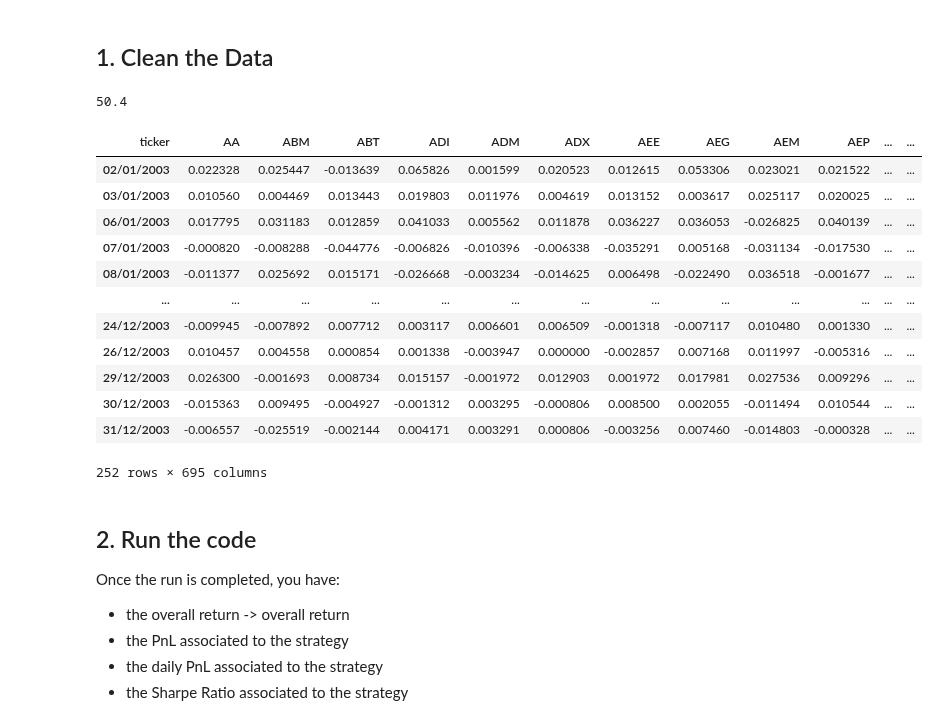
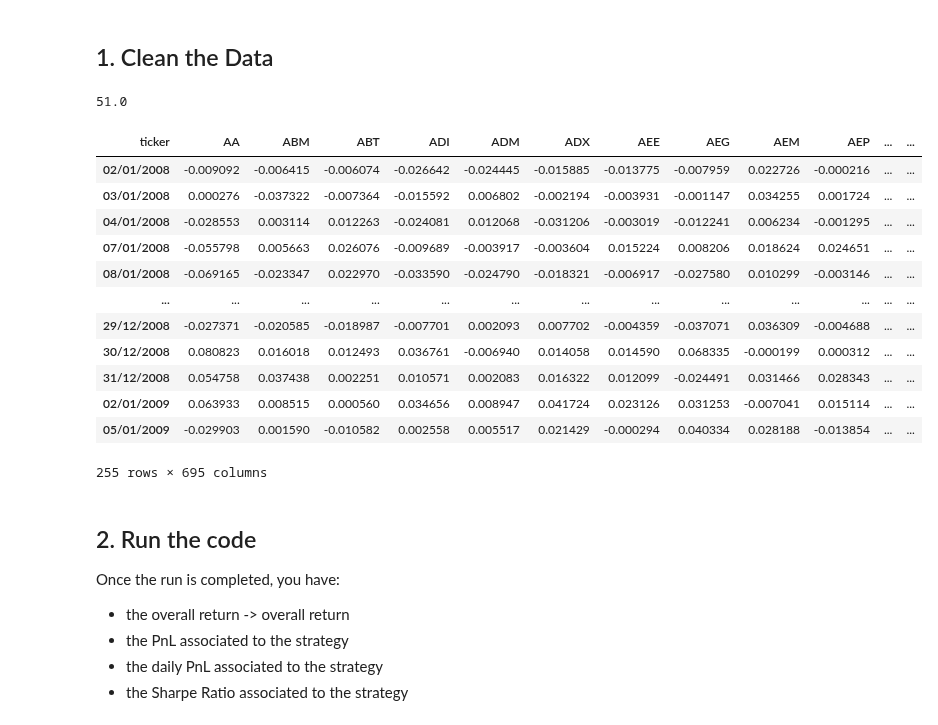
Before and after one commit to MohamedKeteb/Portfolio_clustering_project, a Jupyter notebook: Code/Pipeline.ipynb, the cells around one changed output. Cells and saved outputs as stored; diff of their text form; code cells hidden in the pictures.

```diff
--- a/Code/Pipeline.ipynb
+++ b/Code/Pipeline.ipynb
@@ -18,25 +18,25 @@ df_cleaned = df.fillna(0) # Utilisez la méthode fillna(0) pour remplacer les Na
 
 df_cleaned = df_cleaned.transpose() ## WE WANT COLUMNS TO BE VECTOR OF RETURN FOR A GIVEN TICKER
 # %%
-(1003 - 751)/5
+(2262 - 2007)/5
 # %% [output]
-50.4
+51.0
 # %%
-df_cleaned.iloc[751:1003, :]
+df_cleaned.iloc[2007:2262, :]
 # %% [output]
 | ticker | AA | ABM | ABT | ADI | ADM | ADX | AEE | AEG | AEM | AEP | ... | ... |
-| 02/01/2003 | 0.022328 | 0.025447 | -0.013639 | 0.065826 | 0.001599 | 0.020523 | 0.012615 | 0.053306 | 0.023021 | 0.021522 | ... | ... |
-| 03/01/2003 | 0.010560 | 0.004469 | 0.013443 | 0.019803 | 0.011976 | 0.004619 | 0.013152 | 0.003617 | 0.025117 | 0.020025 | ... | ... |
-| 06/01/2003 | 0.017795 | 0.031183 | 0.012859 | 0.041033 | 0.005562 | 0.011878 | 0.036227 | 0.036053 | -0.026825 | 0.040139 | ... | ... |
-| 07/01/2003 | -0.000820 | -0.008288 | -0.044776 | -0.006826 | -0.010396 | -0.006338 | -0.035291 | 0.005168 | -0.031134 | -0.017530 | ... | ... |
-| 08/01/2003 | -0.011377 | 0.025692 | 0.015171 | -0.026668 | -0.003234 | -0.014625 | 0.006498 | -0.022490 | 0.036518 | -0.001677 | ... | ... |
+| 02/01/2008 | -0.009092 | -0.006415 | -0.006074 | -0.026642 | -0.024445 | -0.015885 | -0.013775 | -0.007959 | 0.022726 | -0.000216 | ... | ... |
+| 03/01/2008 | 0.000276 | -0.037322 | -0.007364 | -0.015592 | 0.006802 | -0.002194 | -0.003931 | -0.001147 | 0.034255 | 0.001724 | ... | ... |
+| 04/01/2008 | -0.028553 | 0.003114 | 0.012263 | -0.024081 | 0.012068 | -0.031206 | -0.003019 | -0.012241 | 0.006234 | -0.001295 | ... | ... |
+| 07/01/2008 | -0.055798 | 0.005663 | 0.026076 | -0.009689 | -0.003917 | -0.003604 | 0.015224 | 0.008206 | 0.018624 | 0.024651 | ... | ... |
+| 08/01/2008 | -0.069165 | -0.023347 | 0.022970 | -0.033590 | -0.024790 | -0.018321 | -0.006917 | -0.027580 | 0.010299 | -0.003146 | ... | ... |
 | ... | ... | ... | ... | ... | ... | ... | ... | ... | ... | ... | ... | ... |
-| 24/12/2003 | -0.009945 | -0.007892 | 0.007712 | 0.003117 | 0.006601 | 0.006509 | -0.001318 | -0.007117 | 0.010480 | 0.001330 | ... | ... |
-| 26/12/2003 | 0.010457 | 0.004558 | 0.000854 | 0.001338 | -0.003947 | 0.000000 | -0.002857 | 0.007168 | 0.011997 | -0.005316 | ... | ... |
-| 29/12/2003 | 0.026300 | -0.001693 | 0.008734 | 0.015157 | -0.001972 | 0.012903 | 0.001972 | 0.017981 | 0.027536 | 0.009296 | ... | ... |
-| 30/12/2003 | -0.015363 | 0.009495 | -0.004927 | -0.001312 | 0.003295 | -0.000806 | 0.008500 | 0.002055 | -0.011494 | 0.010544 | ... | ... |
-| 31/12/2003 | -0.006557 | -0.025519 | -0.002144 | 0.004171 | 0.003291 | 0.000806 | -0.003256 | 0.007460 | -0.014803 | -0.000328 | ... | ... |
+| 29/12/2008 | -0.027371 | -0.020585 | -0.018987 | -0.007701 | 0.002093 | 0.007702 | -0.004359 | -0.037071 | 0.036309 | -0.004688 | ... | ... |
+| 30/12/2008 | 0.080823 | 0.016018 | 0.012493 | 0.036761 | -0.006940 | 0.014058 | 0.014590 | 0.068335 | -0.000199 | 0.000312 | ... | ... |
+| 31/12/2008 | 0.054758 | 0.037438 | 0.002251 | 0.010571 | 0.002083 | 0.016322 | 0.012099 | -0.024491 | 0.031466 | 0.028343 | ... | ... |
+| 02/01/2009 | 0.063933 | 0.008515 | 0.000560 | 0.034656 | 0.008947 | 0.041724 | 0.023126 | 0.031253 | -0.007041 | 0.015114 | ... | ... |
+| 05/01/2009 | -0.029903 | 0.001590 | -0.010582 | 0.002558 | 0.005517 | 0.021429 | -0.000294 | 0.040334 | 0.028188 | -0.013854 | ... | ... |
-252 rows × 695 columns
+255 rows × 695 columns
 # %% [markdown]
 ## 2. Run the code
 
```
Also changed, not shown: parts of 4 cells of this notebook, 1 other file.
